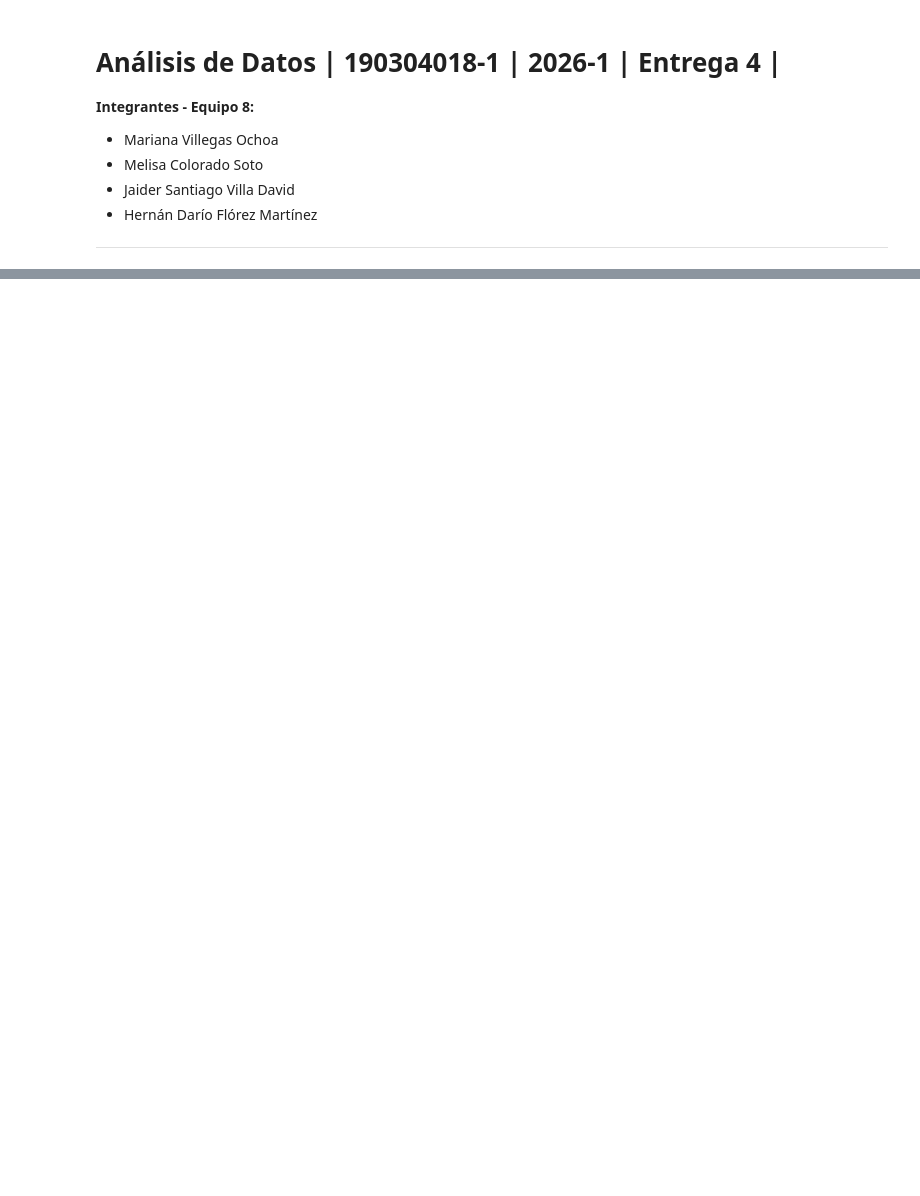
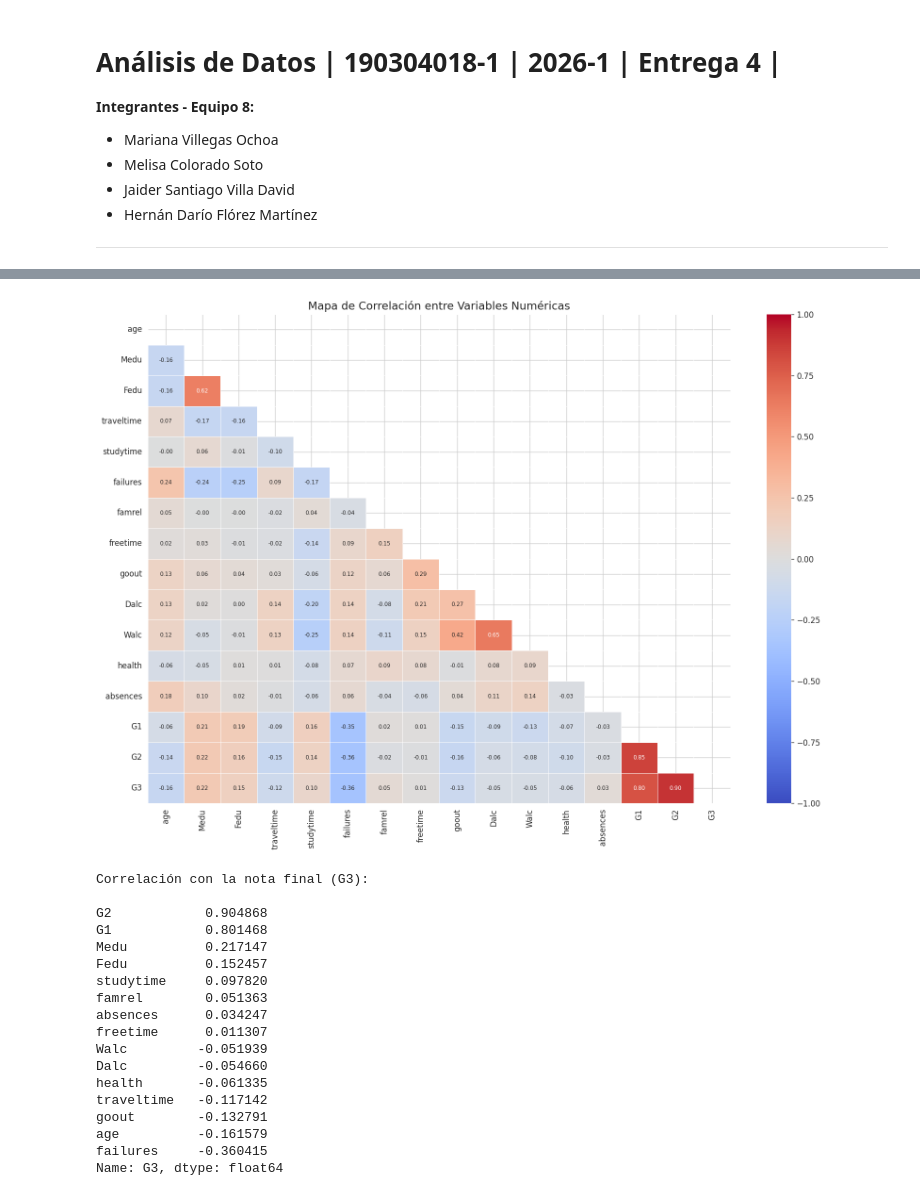
Before and after one commit to hdflorez/Entrega_4, a Jupyter notebook: Ej1_Student_Grade_Prediction.ipynb, the cells around one changed output, grey strips where cells are left out. Drawn from its saved outputs; the diff is of its cells as text; code cells hidden in the pictures; blank space fills up the shorter version.

```diff
--- a/Ej1_Student_Grade_Prediction.ipynb
+++ b/Ej1_Student_Grade_Prediction.ipynb
@@ -16,0 +203,34 @@ Recuperado de Kaggle: https://www.kaggle.com/datasets/dipam7/student-grade-predi
+# %%
+#Mapa de correlación
+
+plt.figure(figsize=(14, 10))
+corr = df[num_cols + [target_col]].corr()
+mask = np.triu(np.ones_like(corr, dtype=bool))
+sns.heatmap(corr, mask=mask, annot=True, fmt='.2f', cmap='coolwarm',
+            linewidths=0.5, vmin=-1, vmax=1, annot_kws={'size': 7})
+plt.title('Mapa de Correlación entre Variables Numéricas', fontsize=14)
+plt.tight_layout(); plt.show()
+
+# Variables más correlacionadas con G3
+print("\nCorrelación con la nota final (G3):\n")
+print(corr[target_col].sort_values(ascending=False).drop(target_col))
+# %% [output]
+[figure, added]
+Correlación con la nota final (G3):
+
+G2            0.904868
+G1            0.801468
+Medu          0.217147
+Fedu          0.152457
+studytime     0.097820
+famrel        0.051363
+absences      0.034247
+freetime      0.011307
+Walc         -0.051939
+Dalc         -0.054660
+health       -0.061335
+traveltime   -0.117142
+goout        -0.132791
+age          -0.161579
+failures     -0.360415
+Name: G3, dtype: float64
```
Also changed, not shown: parts of 20 cells of this notebook.
